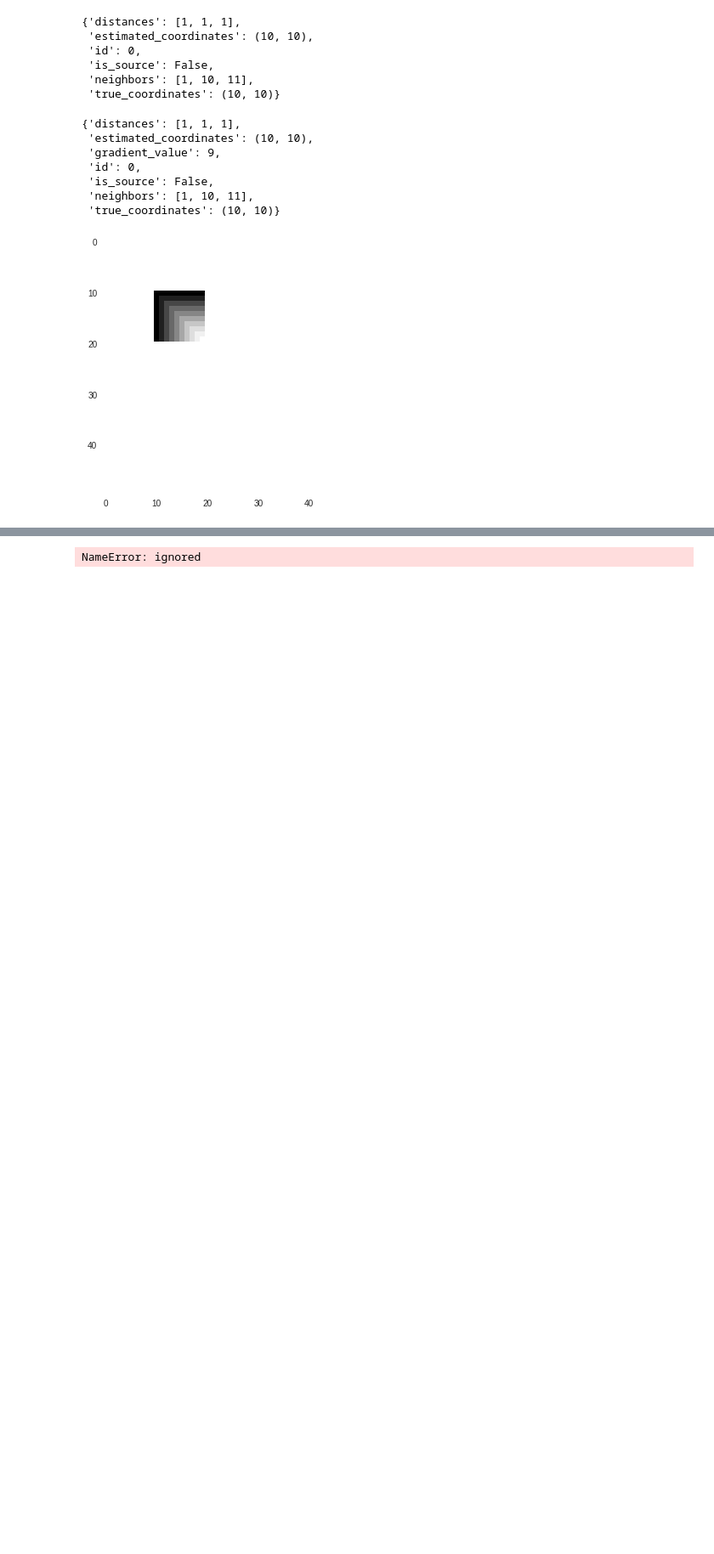
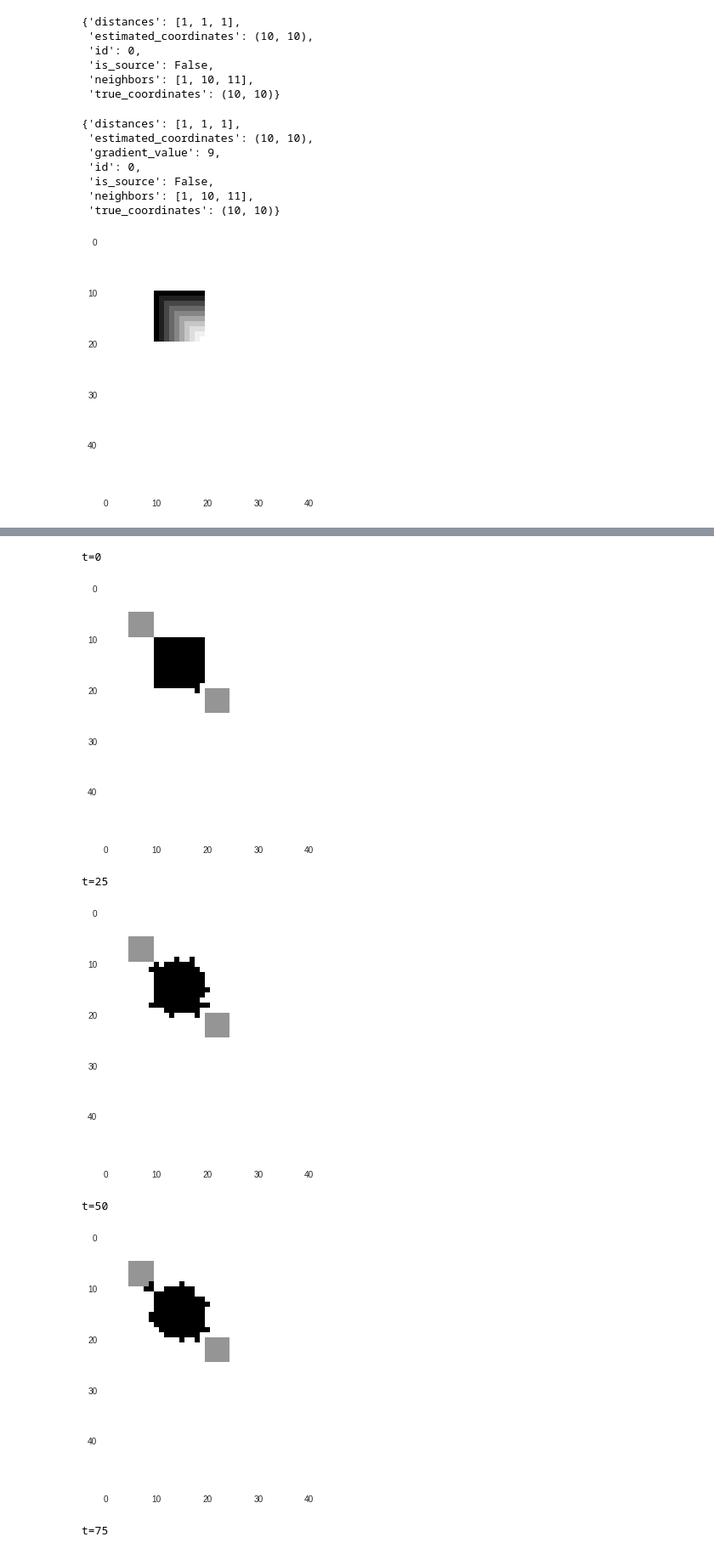
Before and after one commit to jpskycak/research_notebooks, a Jupyter notebook: programmable_self_assembly_into_non_simply_connected_shapes.ipynb, the cells around one changed output, grey strips where cells are left out. Shown: that part at 85% size. Cells and saved outputs as stored; diff of their text form; code cells hidden in the pictures; blank space fills up the shorter version.

```diff
--- a/programmable_self_assembly_into_non_simply_connected_shapes.ipynb
+++ b/programmable_self_assembly_into_non_simply_connected_shapes.ipynb
@@ -264,10 +267,16 @@ def plot_grid():
   plt.grid(False)
   plt.show()
 # %%
-for t in range(1000):
+for t in range(100+1):
   timestep()
-  if t%250==0:
+  if t%25==0:
     print 't='+str(t)
     plot_grid()
 # %% [output]
-NameError: ignored
+t=0
+[figure, added]
+t=25
+[figure, added]
+t=50
+[figure, added]
+t=75
```
Also changed, not shown: parts of 4 cells of this notebook.
